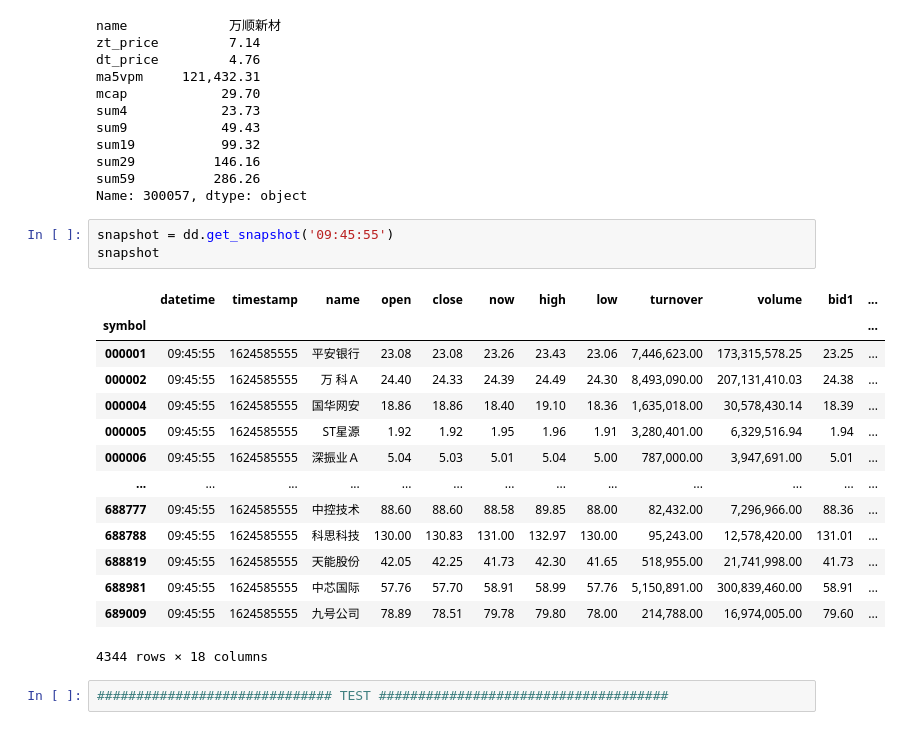
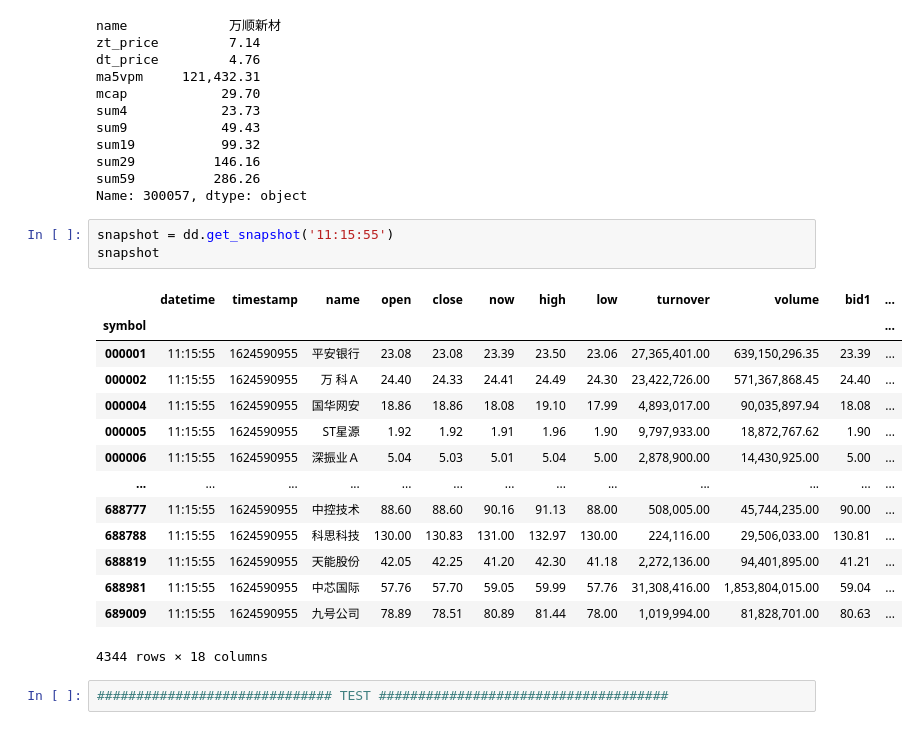
Before and after one commit to 0dingdong0/Securities, a Jupyter notebook: notebooks/assist.ipynb, the cells around one changed output. Cells and saved outputs as stored; diff of their text form.

```diff
--- a/notebooks/assist.ipynb
+++ b/notebooks/assist.ipynb
@@ -243,22 +303,22 @@ sum29          146.16
 sum59          286.26
 Name: 300057, dtype: object
 # %%
-snapshot = dd.get_snapshot('09:45:55')
+snapshot = dd.get_snapshot('11:15:55')
 snapshot
 # %% [output]
 |  | datetime | timestamp | name | open | close | now | high | low | turnover | volume | bid1 | ... |
 | symbol |  |  |  |  |  |  |  |  |  |  |  | ... |
-| 000001 | 09:45:55 | 1624585555 | 平安银行 | 23.08 | 23.08 | 23.26 | 23.43 | 23.06 | 7,446,623.00 | 173,315,578.25 | 23.25 | ... |
-| 000002 | 09:45:55 | 1624585555 | 万 科Ａ | 24.40 | 24.33 | 24.39 | 24.49 | 24.30 | 8,493,090.00 | 207,131,410.03 | 24.38 | ... |
-| 000004 | 09:45:55 | 1624585555 | 国华网安 | 18.86 | 18.86 | 18.40 | 19.10 | 18.36 | 1,635,018.00 | 30,578,430.14 | 18.39 | ... |
-| 000005 | 09:45:55 | 1624585555 | ST星源 | 1.92 | 1.92 | 1.95 | 1.96 | 1.91 | 3,280,401.00 | 6,329,516.94 | 1.94 | ... |
-| 000006 | 09:45:55 | 1624585555 | 深振业Ａ | 5.04 | 5.03 | 5.01 | 5.04 | 5.00 | 787,000.00 | 3,947,691.00 | 5.01 | ... |
+| 000001 | 11:15:55 | 1624590955 | 平安银行 | 23.08 | 23.08 | 23.39 | 23.50 | 23.06 | 27,365,401.00 | 639,150,296.35 | 23.39 | ... |
+| 000002 | 11:15:55 | 1624590955 | 万 科Ａ | 24.40 | 24.33 | 24.41 | 24.49 | 24.30 | 23,422,726.00 | 571,367,868.45 | 24.40 | ... |
+| 000004 | 11:15:55 | 1624590955 | 国华网安 | 18.86 | 18.86 | 18.08 | 19.10 | 17.99 | 4,893,017.00 | 90,035,897.94 | 18.08 | ... |
+| 000005 | 11:15:55 | 1624590955 | ST星源 | 1.92 | 1.92 | 1.91 | 1.96 | 1.90 | 9,797,933.00 | 18,872,767.62 | 1.90 | ... |
+| 000006 | 11:15:55 | 1624590955 | 深振业Ａ | 5.04 | 5.03 | 5.01 | 5.04 | 5.00 | 2,878,900.00 | 14,430,925.00 | 5.00 | ... |
 | ... | ... | ... | ... | ... | ... | ... | ... | ... | ... | ... | ... | ... |
-| 688777 | 09:45:55 | 1624585555 | 中控技术 | 88.60 | 88.60 | 88.58 | 89.85 | 88.00 | 82,432.00 | 7,296,966.00 | 88.36 | ... |
-| 688788 | 09:45:55 | 1624585555 | 科思科技 | 130.00 | 130.83 | 131.00 | 132.97 | 130.00 | 95,243.00 | 12,578,420.00 | 131.01 | ... |
-| 688819 | 09:45:55 | 1624585555 | 天能股份 | 42.05 | 42.25 | 41.73 | 42.30 | 41.65 | 518,955.00 | 21,741,998.00 | 41.73 | ... |
-| 688981 | 09:45:55 | 1624585555 | 中芯国际 | 57.76 | 57.70 | 58.91 | 58.99 | 57.76 | 5,150,891.00 | 300,839,460.00 | 58.91 | ... |
-| 689009 | 09:45:55 | 1624585555 | 九号公司 | 78.89 | 78.51 | 79.78 | 79.80 | 78.00 | 214,788.00 | 16,974,005.00 | 79.60 | ... |
+| 688777 | 11:15:55 | 1624590955 | 中控技术 | 88.60 | 88.60 | 90.16 | 91.13 | 88.00 | 508,005.00 | 45,744,235.00 | 90.00 | ... |
+| 688788 | 11:15:55 | 1624590955 | 科思科技 | 130.00 | 130.83 | 131.00 | 132.97 | 130.00 | 224,116.00 | 29,506,033.00 | 130.81 | ... |
+| 688819 | 11:15:55 | 1624590955 | 天能股份 | 42.05 | 42.25 | 41.20 | 42.30 | 41.18 | 2,272,136.00 | 94,401,895.00 | 41.21 | ... |
+| 688981 | 11:15:55 | 1624590955 | 中芯国际 | 57.76 | 57.70 | 59.05 | 59.99 | 57.76 | 31,308,416.00 | 1,853,804,015.00 | 59.04 | ... |
+| 689009 | 11:15:55 | 1624590955 | 九号公司 | 78.89 | 78.51 | 80.89 | 81.44 | 78.00 | 1,019,994.00 | 81,828,701.00 | 80.63 | ... |
 4344 rows × 18 columns
 # %%
 ############################## TEST #####################################
```
Also changed, not shown: parts of 5 cells of this notebook, 6 other files.
